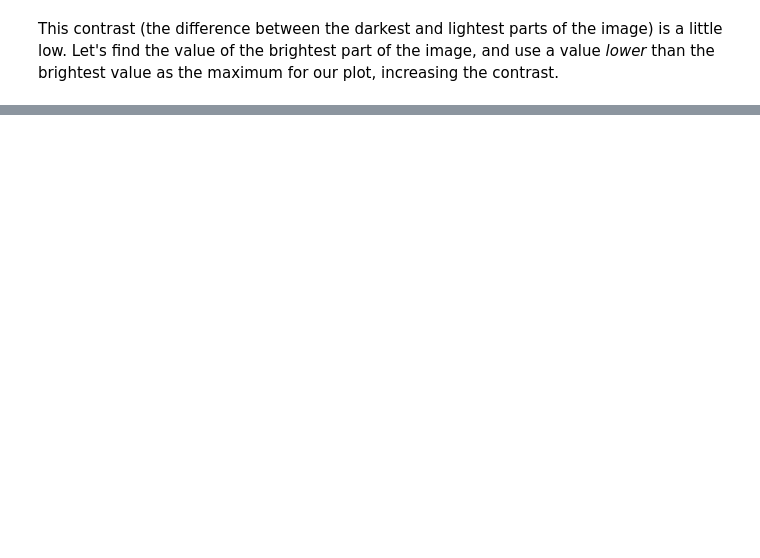
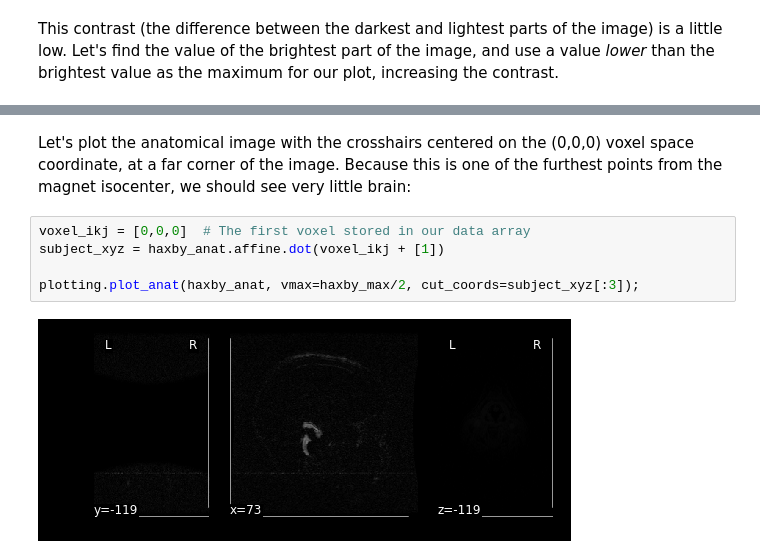
Before and after one commit to beausievers/learn-neuroimaging, a Jupyter notebook: module_01_how_brain_images_are_stored.ipynb, the cells around one changed output, grey strips where cells are left out. Saved outputs shown, nothing was run; the diff lists cells and outputs as text; blank space fills up the shorter version.

Commit message:
Added affine stuff

```diff
--- a/module_01_how_brain_images_are_stored.ipynb
+++ b/module_01_how_brain_images_are_stored.ipynb
@@ -96,0 +142,9 @@ plotting.plot_anat(haxby_anat, vmax=haxby_max/2);
+# %% [markdown]
+Let's plot the anatomical image with the crosshairs centered on the (0,0,0) voxel space coordinate, at a far corner of the image. Because this is one of the furthest points from the magnet isocenter, we should see very little brain:
+# %%
+voxel_ikj = [0,0,0]  # The first voxel stored in our data array
+subject_xyz = haxby_anat.affine.dot(voxel_ikj + [1])
+
+plotting.plot_anat(haxby_anat, vmax=haxby_max/2, cut_coords=subject_xyz[:3]);
+# %% [output]
+[figure, added]
```
Also changed, not shown: parts of 15 cells of this notebook.
